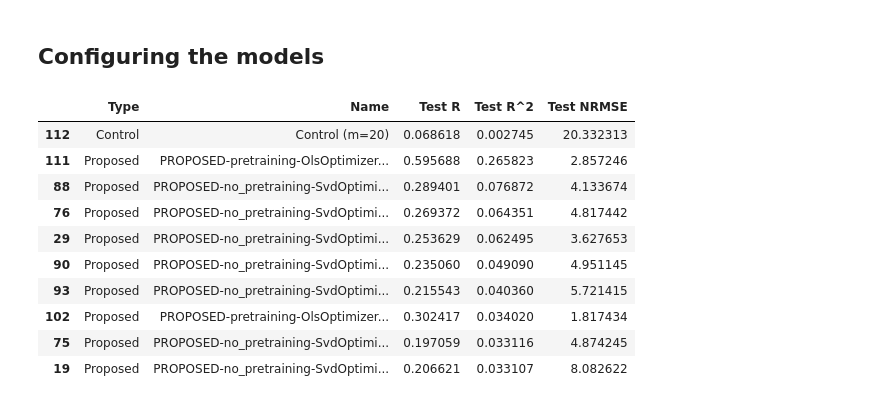
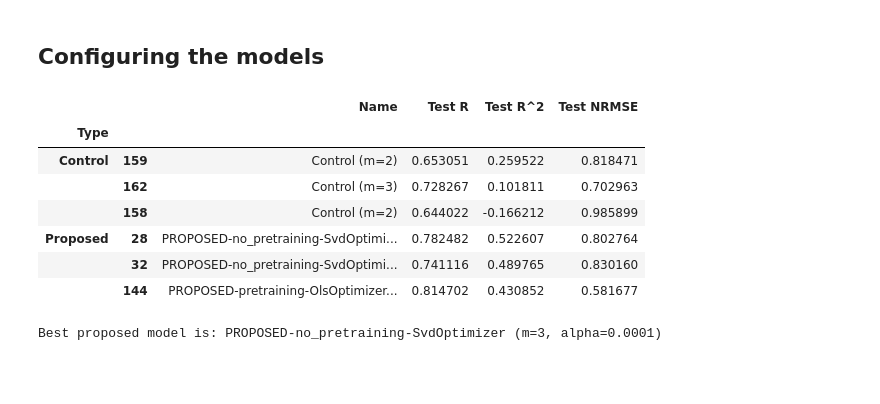
Before and after one commit to lichterberci/rbfar-ols, a Jupyter notebook: experiments.ipynb, the cells around one changed output. Saved outputs shown, nothing was run; the diff lists cells and outputs as text; code cells hidden in the pictures; blank space fills up the shorter version.

```diff
--- a/experiments.ipynb
+++ b/experiments.ipynb
@@ -17,6 +17,9 @@ from lag_estimation import estimate_tau, OptimalLagSelectionMethod, AmiEstimator
 # %% [markdown]
 ## Loading the dataset
 # %%
-dataset = pd.read_csv(r".\data\SeriesReport-Seasonally Adjusted Sales - Monthly (Millions of Dollars).csv")
+# dataset = pd.read_csv(r".\data\SeriesReport-Seasonally Adjusted Sales - Monthly (Millions of Dollars).csv")
+dataset = pd.read_csv('https://vincentarelbundock.github.io/Rdatasets/csv/datasets/lynx.csv',
+                   index_col=0)
+dataset.set_index('time', inplace=True)
 dataset.head()
 # %% [output]
@@ -41,4 +45,5 @@ dataset.describe()
 # %%
-time_series = dataset['Value'].values
+# time_series = dataset['Value'].values
+time_series = dataset['value'].values
 time_series = time_series[np.nonzero(~np.isnan(time_series))]
 # %%
@@ -117,8 +131,8 @@ control_config = ControlConfig(m=47, n=dim, embedding_tau=tau)
 # %%
-proposed_results, control_result = run_comparison_experiments(
+proposed_results, control_results = run_comparison_experiments(
         time_series,
         configs,
-        control_config,
+        control_configs,
         train_ratio=0.75,
         device="cuda" if torch.cuda.is_available() else "cpu",
         run_parallel=False,
@@ -127,6 +141,8 @@ proposed_results, control_result = run_comparison_experiments(
 
 if not isinstance(proposed_results, list):
     proposed_results = [proposed_results]
+if not isinstance(control_results, list):
+    control_results = [control_results]
 # %%
 results_df = pd.DataFrame(
     {
@@ -158,37 +174,39 @@ for res in proposed_results:
     )
     results_df = pd.concat([results_df, new_row], ignore_index=True)
 
-control_test_metrics = RegressionMetric(
-    y_pred=control_result.test_predictions,
-    y_true=control_result.test_targets,
-)
+for res in control_results:
+    control_test_metrics = RegressionMetric(
+        y_pred=res.test_predictions,
+        y_true=res.test_targets,
+    )
 
-new_row = pd.DataFrame(
-    {
-        "Type": ["Control"],
-        "Name": ["Control (m=20)"],
-        "Test R": [control_test_metrics.pearson_correlation_coefficient()],
-        "Test R^2": [control_test_metrics.R2()],
-        "Test NRMSE": [control_test_metrics.normalized_root_mean_square_error()],
-    }
-)
-results_df = pd.concat([results_df, new_row], ignore_index=True)
+    new_row = pd.DataFrame(
+        {
+            "Type": ["Control"],
+            "Name": [f"Control (m={res.metadata['m_ctrl']})"],
+            "Test R": [control_test_metrics.pearson_correlation_coefficient()],
+            "Test R^2": [control_test_metrics.R2()],
+            "Test NRMSE": [control_test_metrics.normalized_root_mean_square_error()],
+        }
+    )
+    results_df = pd.concat([results_df, new_row], ignore_index=True)
 # %%
 PROPOSED_MODEL_SELECTION_CRITERION = "Test R^2"
 PROPOSED_MODEL_SELECTION_CRITERION_SHOULD_MAXIMIZE = True
 # %%
-results_df.sort_values(by=["Type", PROPOSED_MODEL_SELECTION_CRITERION], ascending=[True, not PROPOSED_MODEL_SELECTION_CRITERION_SHOULD_MAXIMIZE]).head(10)
+results_df.groupby("Type")[results_df.columns].apply(lambda x: x.sort_values(by=PROPOSED_MODEL_SELECTION_CRITERION, ascending=not PROPOSED_MODEL_SELECTION_CRITERION_SHOULD_MAXIMIZE).drop(columns=["Type"]).head(3))
 # %% [output]
-|  | Type | Name | Test R | Test R^2 | Test NRMSE |
-| 112 | Control | Control (m=20) | 0.068618 | 0.002745 | 20.332313 |
-| 111 | Proposed | PROPOSED-pretraining-OlsOptimizer... | 0.595688 | 0.265823 | 2.857246 |
-| 88 | Proposed | PROPOSED-no_pretraining-SvdOptimi... | 0.289401 | 0.076872 | 4.133674 |
-| 76 | Proposed | PROPOSED-no_pretraining-SvdOptimi... | 0.269372 | 0.064351 | 4.817442 |
-| 29 | Proposed | PROPOSED-no_pretraining-SvdOptimi... | 0.253629 | 0.062495 | 3.627653 |
-| 90 | Proposed | PROPOSED-no_pretraining-SvdOptimi... | 0.235060 | 0.049090 | 4.951145 |
-| 93 | Proposed | PROPOSED-no_pretraining-SvdOptimi... | 0.215543 | 0.040360 | 5.721415 |
-| 102 | Proposed | PROPOSED-pretraining-OlsOptimizer... | 0.302417 | 0.034020 | 1.817434 |
-| 75 | Proposed | PROPOSED-no_pretraining-SvdOptimi... | 0.197059 | 0.033116 | 4.874245 |
-| 19 | Proposed | PROPOSED-no_pretraining-SvdOptimi... | 0.206621 | 0.033107 | 8.082622 |
+|  |  | Name | Test R | Test R^2 | Test NRMSE |
+| Type |  |  |  |  |  |
+| Control | 159 | Control (m=2) | 0.653051 | 0.259522 | 0.818471 |
+|  | 162 | Control (m=3) | 0.728267 | 0.101811 | 0.702963 |
+|  | 158 | Control (m=2) | 0.644022 | -0.166212 | 0.985899 |
+| Proposed | 28 | PROPOSED-no_pretraining-SvdOptimi... | 0.782482 | 0.522607 | 0.802764 |
+|  | 32 | PROPOSED-no_pretraining-SvdOptimi... | 0.741116 | 0.489765 | 0.830160 |
+|  | 144 | PROPOSED-pretraining-OlsOptimizer... | 0.814702 | 0.430852 | 0.581677 |
+# %%
+print(f"Best proposed model is: {results_df.sort_values(by=["Type", PROPOSED_MODEL_SELECTION_CRITERION], ascending=[False, not PROPOSED_MODEL_SELECTION_CRITERION_SHOULD_MAXIMIZE]).head(1)["Name"].values[0]}")
+# %% [output]
+Best proposed model is: PROPOSED-no_pretraining-SvdOptimizer (m=3, alpha=0.0001)
 # %%
 # Find the index of the best proposed model based on lowest Test NRMSE
```
Also changed, not shown: parts of 8 cells of this notebook, 10 other files.
